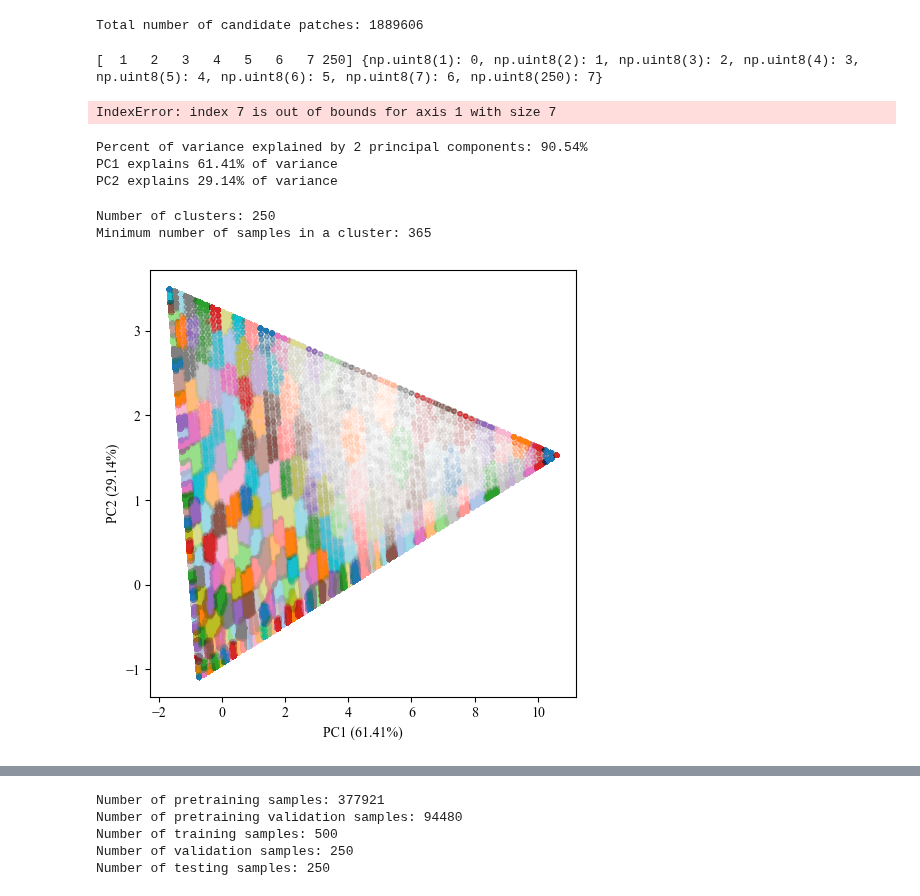
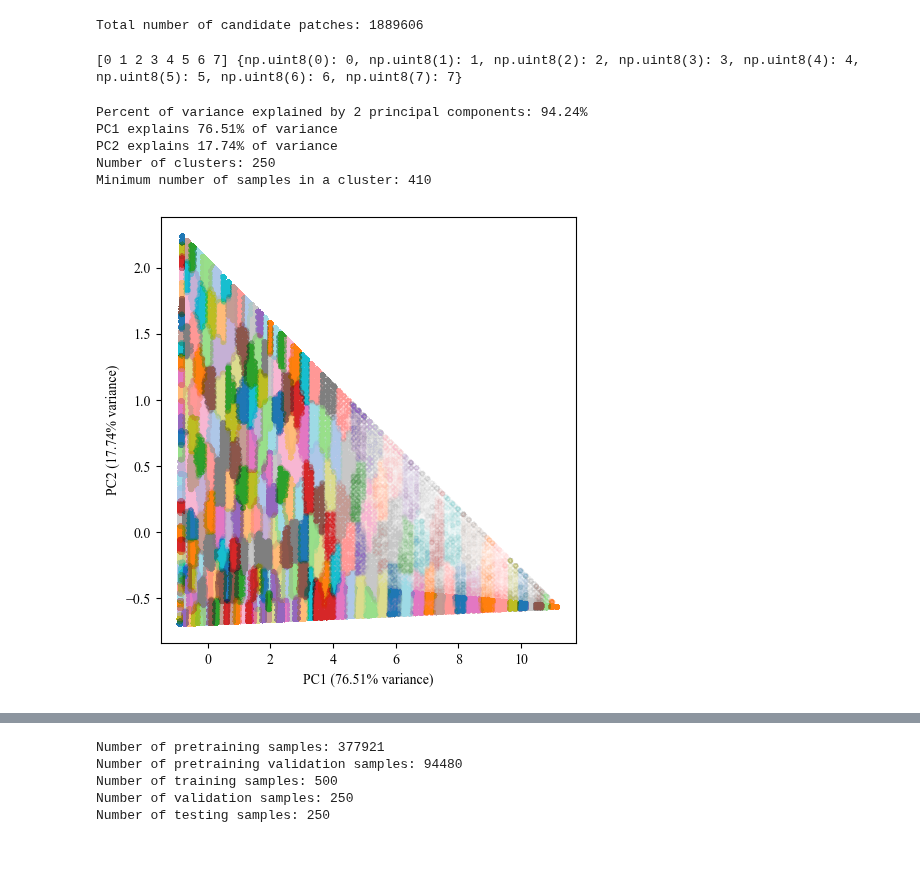
Before and after one commit to DakotaHester/ms-land-cover, a Jupyter notebook: stratification.ipynb, the cells around one changed output, grey strips where cells are left out. Drawn from its saved outputs; the diff is of its cells as text; code cells hidden in the pictures; blank space fills up the shorter version.

```diff
--- a/stratification.ipynb
+++ b/stratification.ipynb
@@ -149,14 +147,14 @@ with rio.open('./data/sampling/NLCD/NLCD_MS_MSTM_reclassified.tif', 'w', **meta)
 # now for the fun part: extract zonal histograms from each grid cell
 def extract_zonal_histogram(geom, src, lock):
     with lock:
-        out_image, _ = mask(src, [geom], crop=True, all_touched=False, nodata=250)
+        out_image, _ = mask(src, [geom], crop=True, all_touched=False, nodata=0)
     return dict(zip(*np.unique(out_image[0], return_counts=True)))
 
 lock = Lock()
 n_cpus = cpu_count()
 with MemoryFile(open('./data/sampling/NLCD/NLCD_MS_MSTM_reclassified.tif', 'rb')) as memfile:
     with rio.open(memfile) as src:
-        with ThreadPoolExecutor(n_cpus) as executor:
+        with ThreadPoolExecutor(4 * n_cpus) as executor:
             grid_counts = executor.map(
                 lambda geom: extract_zonal_histogram(geom, src, lock),
                 grid_gdf.geometry,
@@ -183,14 +181,13 @@ for i, grid_count in enumerate(grid_counts):
         # do not inlude nodata values (0)
         if k == 0:
             continue
-        histograms[i, values_map[k]] = v
+        histograms[i, values_map[k-1]] = v # -1 to account for missing nodata value
 
 # normalize histograms (each vector sums to 1)
 histograms = histograms / histograms.sum(axis=1, keepdims=True)
 np.save('./data/sampling/histogram_vectors.npy', histograms)
 # %% [output]
-[  1   2   3   4   5   6   7 250] {np.uint8(1): 0, np.uint8(2): 1, np.uint8(3): 2, np.uint8(4): 3, np.uint8(5): 4, np.uint8(6): 5, np.uint8(7): 6, np.uint8(250): 7}
+[0 1 2 3 4 5 6 7] {np.uint8(0): 0, np.uint8(1): 1, np.uint8(2): 2, np.uint8(3): 3, np.uint8(4): 4, np.uint8(5): 5, np.uint8(6): 6, np.uint8(7): 7}
-IndexError: index 7 is out of bounds for axis 1 with size 7
 # %%
 # time to perform PCA and cluster
 n_components = 2
@@ -219,22 +216,22 @@ print(f'Minimum number of samples in a cluster: {np.unique(clusters, return_coun
 
 grid_gdf.to_parquet(f'./data/sampling/grid_MSTM_{n_clusters}_clusters.par')
 # %% [output]
-Percent of variance explained by 2 principal components: 90.54%
-PC1 explains 61.41% of variance
-PC2 explains 29.14% of variance
+Percent of variance explained by 2 principal components: 94.24%
+PC1 explains 76.51% of variance
+PC2 explains 17.74% of variance
+Number of clusters: 250
+Minimum number of samples in a cluster: 410
-Number of clusters: 250
-Minimum number of samples in a cluster: 365
 # %%
 # plot clusters in PC space
 fig, ax = plt.subplots(figsize=(5, 5))
 ax.scatter(hist_pca[:, 0], hist_pca[:, 1], c=clusters, cmap='tab20', s=10, alpha=0.01)
-ax.set_xlabel(f'PC1 ({100*pca.explained_variance_ratio_[0]:.2f}%)')
-ax.set_ylabel(f'PC2 ({100*pca.explained_variance_ratio_[1]:.2f}%)')
+ax.set_xlabel(f'PC1 ({100*pca.explained_variance_ratio_[0]:.2f}% variance)')
+ax.set_ylabel(f'PC2 ({100*pca.explained_variance_ratio_[1]:.2f}% variance)')
 fig.tight_layout()
 plt.savefig(f'./paper/images/sampling/clusters_{n_clusters}.png', dpi=300)
 plt.show()
 # %% [output]
-[figure, old version]
+[figure, new version]
 # %%
 # visualize clusters on map
 grids_copy = grid_gdf.copy()
```
Also changed, not shown: parts of 4 cells of this notebook, 8 other files.
